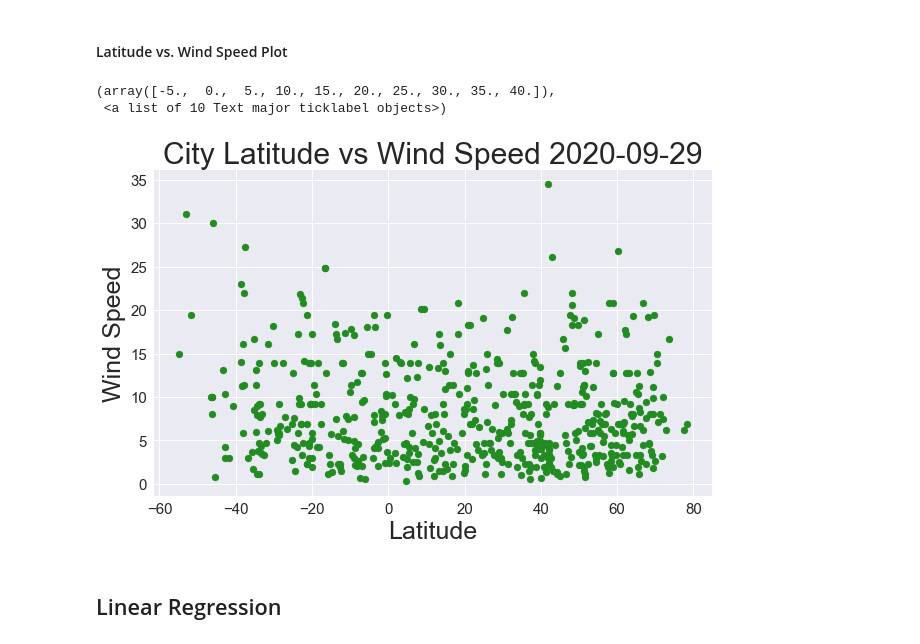
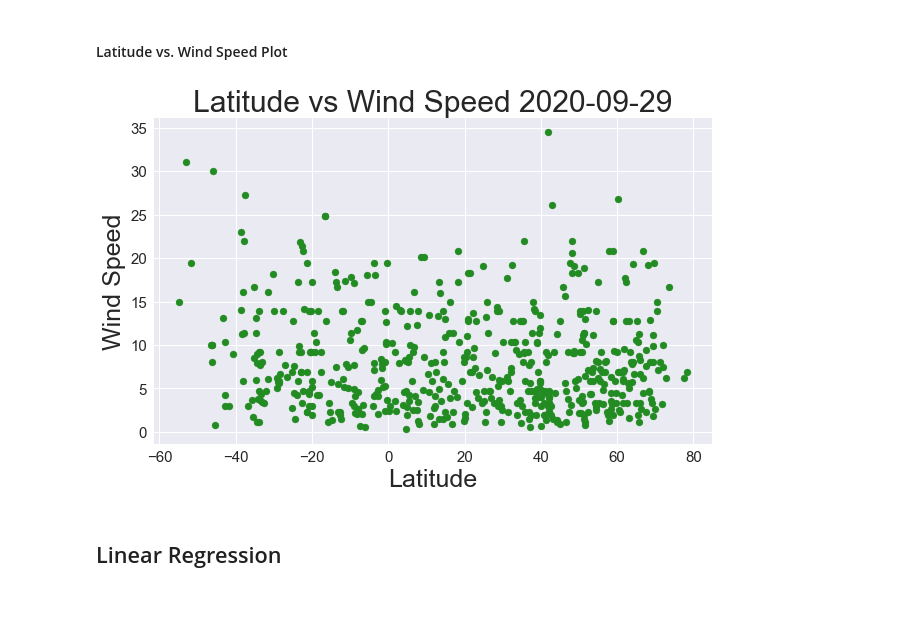
Before and after one commit to ppages01/python_api_weather, a Jupyter notebook: WeatherPy.ipynb, the cells around one changed output. Drawn from its saved outputs; the diff is of its cells as text; code cells hidden in the pictures; blank space fills up the shorter version.

```diff
--- a/WeatherPy.ipynb
+++ b/WeatherPy.ipynb
@@ -248,20 +229,9 @@ plt.yticks(size = 15)
 # %% [markdown]
 #### Latitude vs. Wind Speed Plot
-# %%
-plt.style.use('seaborn')
-fig = plt.figure(figsize= (10,6))
-plt.scatter(x = 'Lat', y = 'Wind Speed', data = df, color = 'forestgreen')
-plt.title(f'City Latitude vs Wind Speed {dt}', size = 30)
-plt.xlabel('Latitude', size =25)
-plt.xticks(size = 15)
-plt.ylabel('Wind Speed', size = 25)
-plt.yticks(size = 15)
-
-#sns.scatterplot(x = 'Lat', y = 'Wind Speed', data = df)
-# %% [output]
-(array([-5.,  0.,  5., 10., 15., 20., 25., 30., 35., 40.]),
- <a list of 10 Text major ticklabel objects>)
-[figure, removed]
+# %%
+plotme('Lat','Wind Speed','Latitude','Wind Speed','Latitude vs Wind Speed')
+# %% [output]
+[figure, added]
 # %% [markdown]
 ## Linear Regression
 # %%
```
Also changed, not shown: parts of 7 cells of this notebook.
